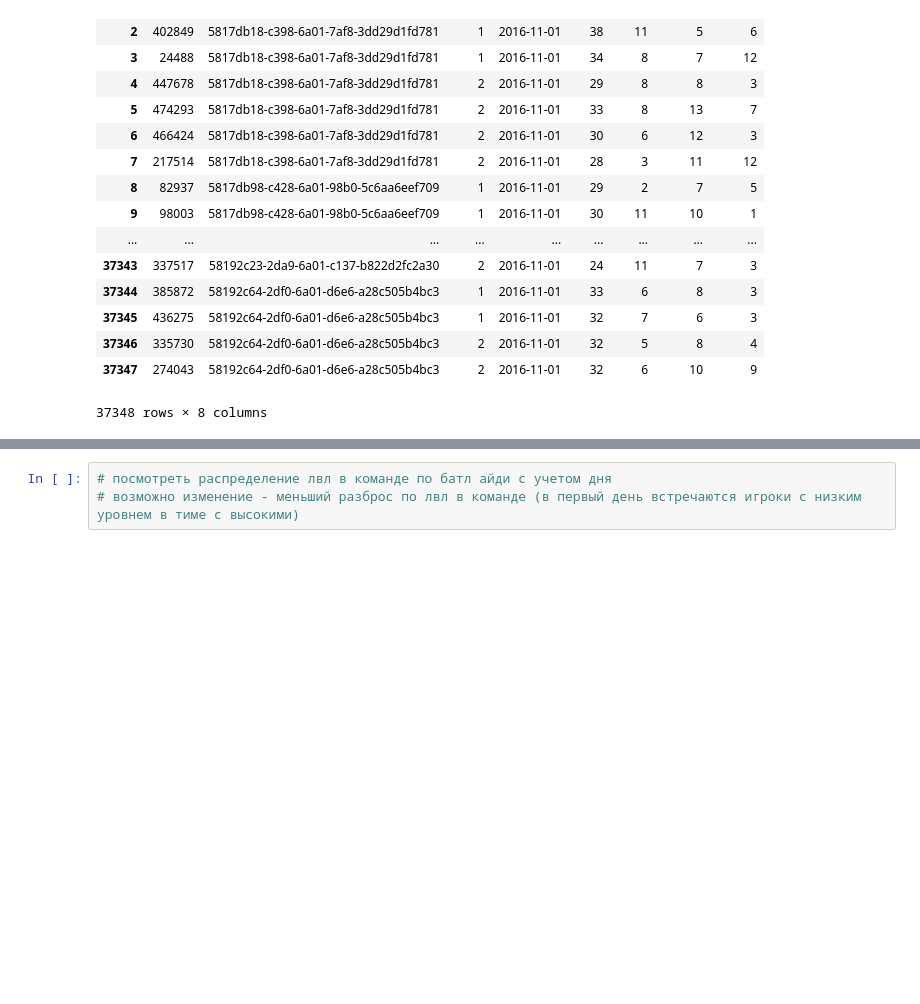
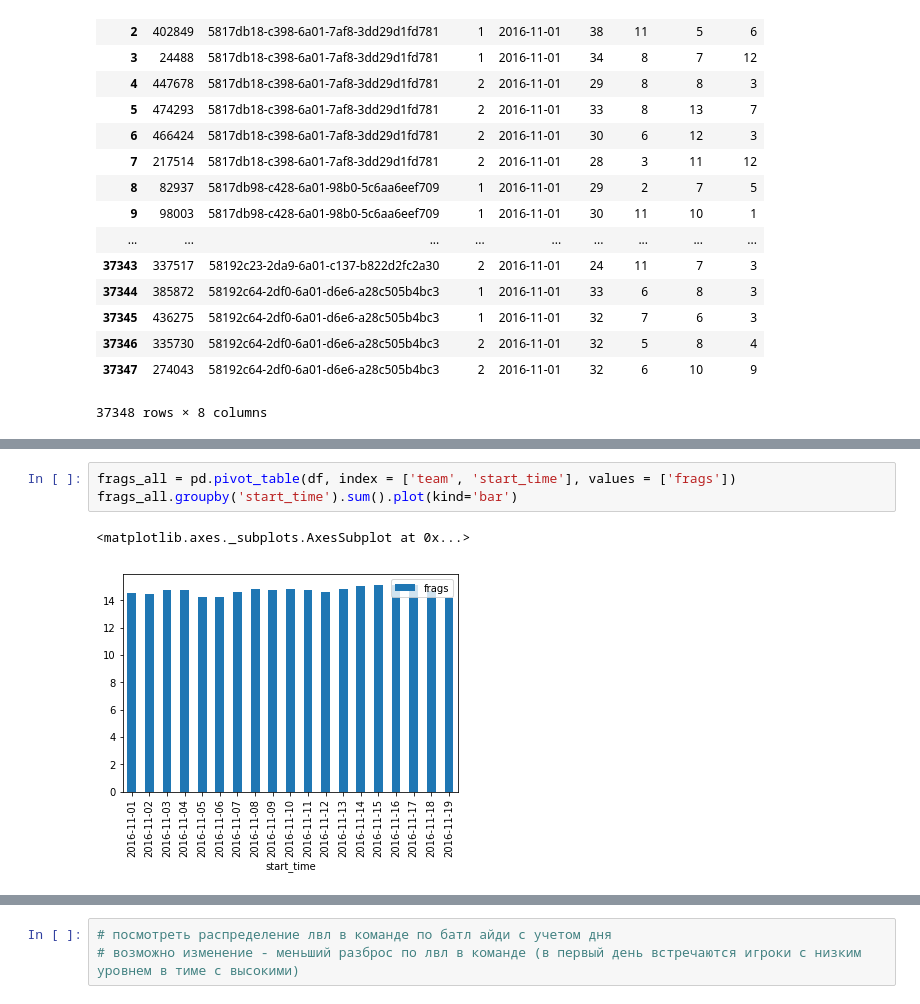
Before and after one commit to urbanisaziya/test_prod, a Jupyter notebook: Test prod an.ipynb, the cells around one changed output, grey strips where cells are left out. Drawn from its saved outputs; the diff is of its cells as text; blank space fills up the shorter version.

```diff
--- a/Test prod an.ipynb
+++ b/Test prod an.ipynb
@@ -147,0 +143,6 @@ battles.head()
+# %%
+frags_all = pd.pivot_table(df, index = ['team', 'start_time'], values = ['frags'])
+frags_all.groupby('start_time').sum().plot(kind='bar')
+# %% [output]
+<matplotlib.axes._subplots.AxesSubplot at 0x...>
+[figure, added]
```
Also changed, not shown: parts of 5 cells of this notebook.
